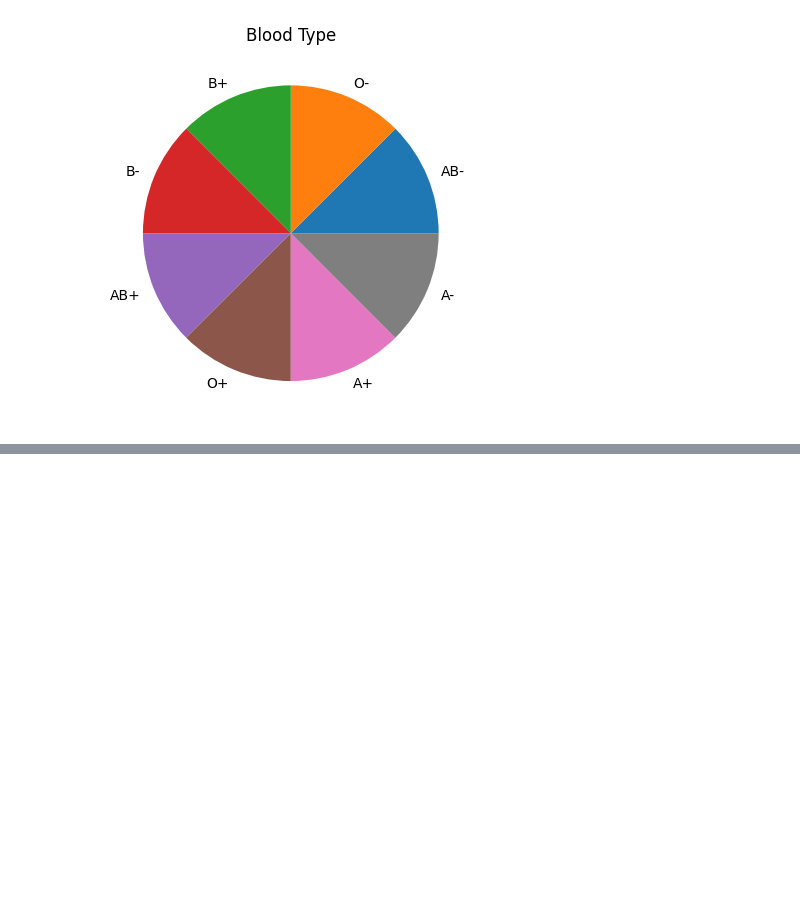
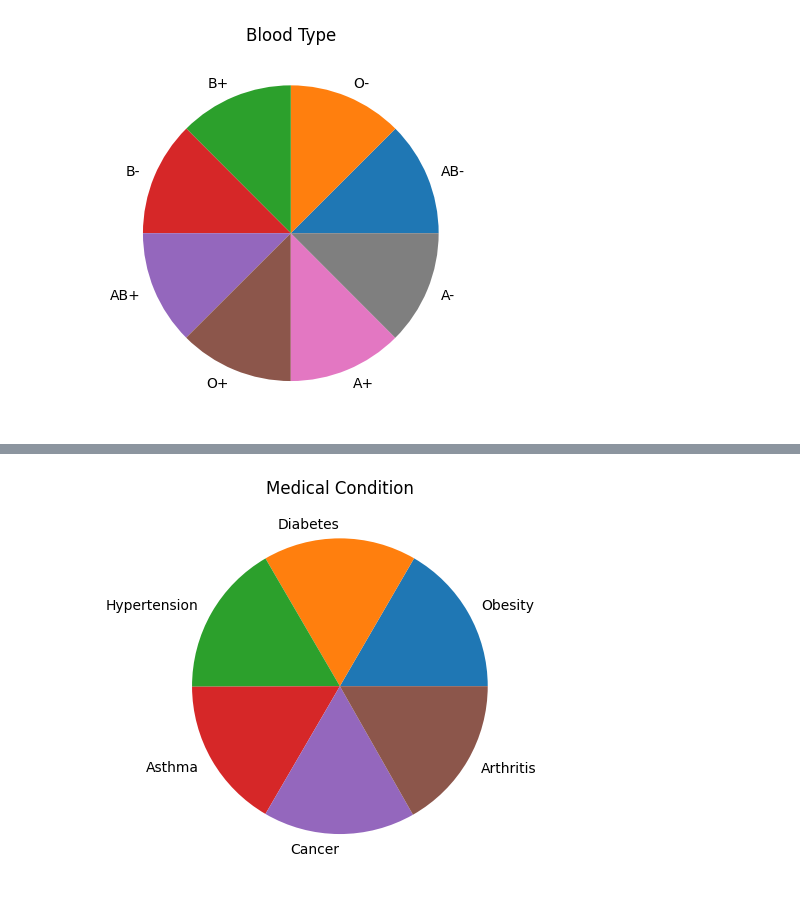
Before and after one commit to ramizMahmmud/learning-data-science, a Jupyter notebook: health_care/health-care.ipynb, the cells around one changed output, grey strips where cells are left out. Cells and saved outputs as stored; diff of their text form; code cells hidden in the pictures; blank space fills up the shorter version.

Commit message:
Analyze medical condition
Using loop, find frequency of each medical condition
Show it using pie chart

```diff
--- a/health_care/health-care.ipynb
+++ b/health_care/health-care.ipynb
@@ -144,0 +157,3 @@ plt.show()
+# %%
+medical_condition = list(set(df['Medical Condition']))
+medical_condition
@@ -144,0 +162,12 @@ plt.show()
+# %%
+# o_negative_index = df[df['Blood Type'] == 'A-'].index.values
+# o_negative_number = pd.DataFrame(df.loc[o_negative_index, 'Blood Type']).shape[0]
+medical_condition_patient = []
+
+for x in medical_condition:
+    medical_condition_index = df[df['Medical Condition'] == x].index.values
+    temp = pd.DataFrame(df.loc[medical_condition_index, 'Medical Condition']).shape[0]
+    medical_condition_patient.append(temp)
+medical_condition_series = pd.Series(medical_condition_patient, index=medical_condition)
+medical_condition_series_percentage = medical_condition_series*100/(df.shape[0])
+medical_condition_series_percentage
@@ -144,0 +182,6 @@ plt.show()
+# %%
+plt.title('Medical Condition')
+medical_condition_series.plot(kind= 'pie')
+plt.show()
+# %% [output]
+[figure, added]
```
Also changed, not shown: parts of 4 cells of this notebook.
